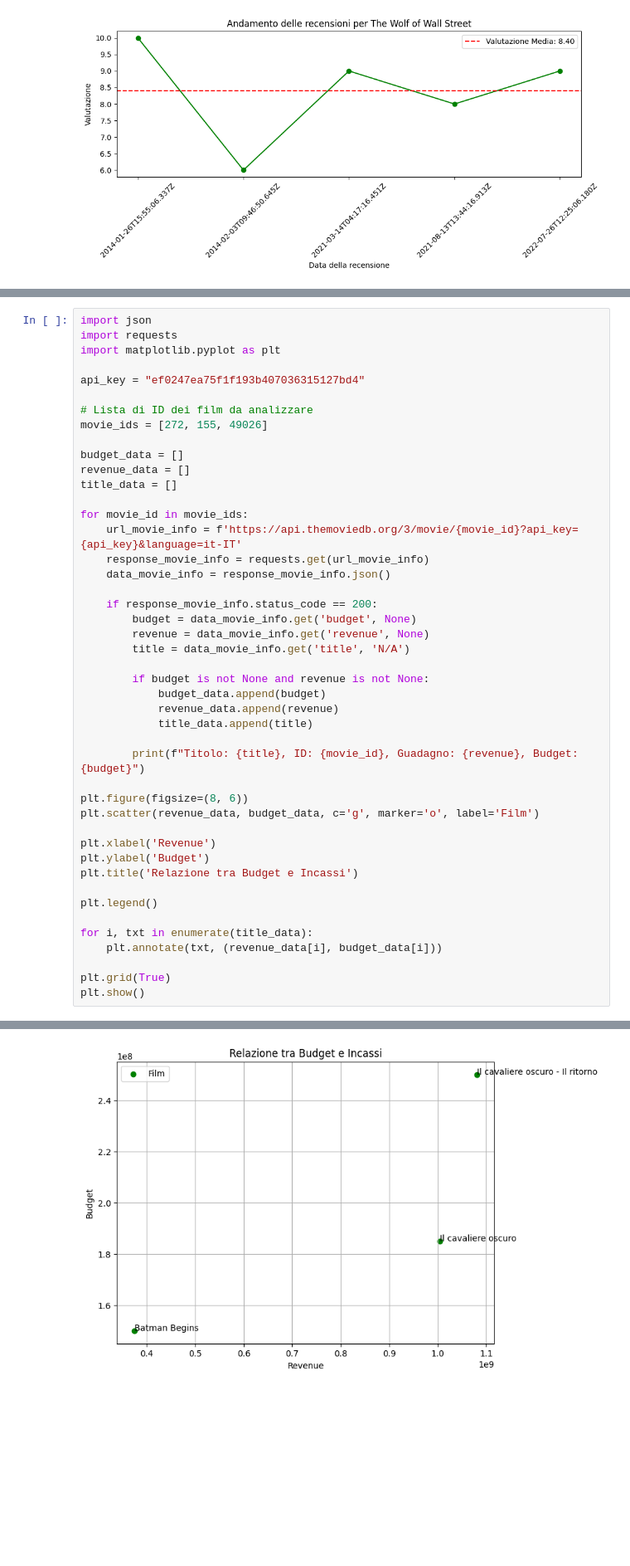
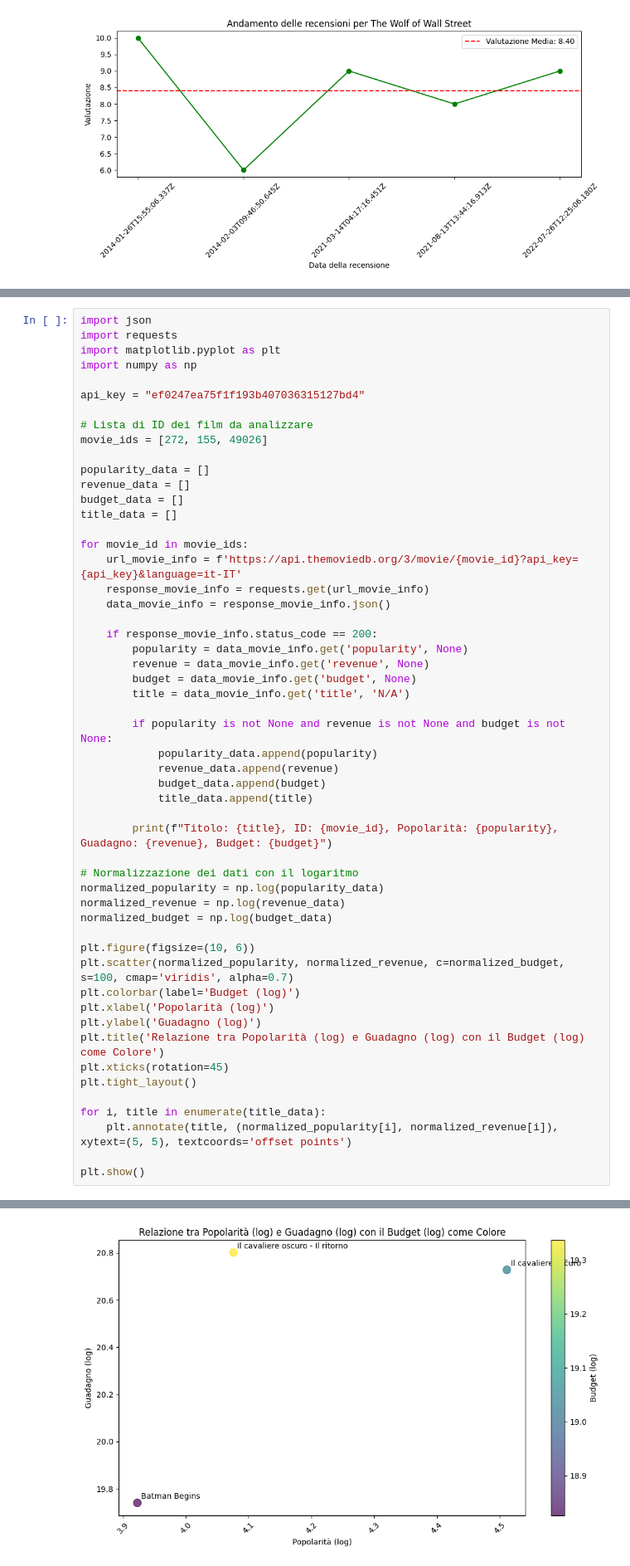
Before and after one commit to ManciSee/Tutorial_TMDB, a Jupyter notebook: The Movie Database.ipynb, the cells around one changed output, grey strips where cells are left out. Shown at 83% size. Cells and saved outputs as stored; diff of their text form; blank space fills up the shorter version.

```diff
--- a/The Movie Database.ipynb
+++ b/The Movie Database.ipynb
@@ -393,14 +411,16 @@ Il grafico permette di visualizzare facilmente la relazione tra spese e guadagni
 import json
 import requests
 import matplotlib.pyplot as plt
+import numpy as np
 
 api_key = "ef0247ea75f1f193b407036315127bd4"
 
 # Lista di ID dei film da analizzare
 movie_ids = [272, 155, 49026]
 
+popularity_data = []
+revenue_data = []
 budget_data = []
-revenue_data = []
 title_data = []
 
 for movie_id in movie_ids:
@@ -409,29 +429,35 @@ for movie_id in movie_ids:
     data_movie_info = response_movie_info.json()
 
     if response_movie_info.status_code == 200:
+        popularity = data_movie_info.get('popularity', None)
+        revenue = data_movie_info.get('revenue', None)
         budget = data_movie_info.get('budget', None)
-        revenue = data_movie_info.get('revenue', None)
         title = data_movie_info.get('title', 'N/A')
 
-        if budget is not None and revenue is not None:
+        if popularity is not None and revenue is not None and budget is not None:
+            popularity_data.append(popularity)
+            revenue_data.append(revenue)
             budget_data.append(budget)
-            revenue_data.append(revenue)
             title_data.append(title)
 
-        print(f"Titolo: {title}, ID: {movie_id}, Guadagno: {revenue}, Budget: {budget}")
+        print(f"Titolo: {title}, ID: {movie_id}, Popolarità: {popularity}, Guadagno: {revenue}, Budget: {budget}")
 
-plt.figure(figsize=(8, 6))
-plt.scatter(revenue_data, budget_data, c='g', marker='o', label='Film')
+# Normalizzazione dei dati con il logaritmo
+normalized_popularity = np.log(popularity_data)
+normalized_revenue = np.log(revenue_data)
+normalized_budget = np.log(budget_data)
 
-plt.xlabel('Revenue')
-plt.ylabel('Budget')
-plt.title('Relazione tra Budget e Incassi')
+plt.figure(figsize=(10, 6))
+plt.scatter(normalized_popularity, normalized_revenue, c=normalized_budget, s=100, cmap='viridis', alpha=0.7)
+plt.colorbar(label='Budget (log)')
+plt.xlabel('Popolarità (log)')
+plt.ylabel('Guadagno (log)')
+plt.title('Relazione tra Popolarità (log) e Guadagno (log) con il Budget (log) come Colore')
+plt.xticks(rotation=45)
+plt.tight_layout()
 
-plt.legend()
+for i, title in enumerate(title_data):
+    plt.annotate(title, (normalized_popularity[i], normalized_revenue[i]), xytext=(5, 5), textcoords='offset points')
 
-for i, txt in enumerate(title_data):
-    plt.annotate(txt, (revenue_data[i], budget_data[i]))
-
-plt.grid(True)
 plt.show()
 # %% [output]
@@ -441 +467 @@ Titolo: Il cavaliere oscuro - Il ritorno, ID: 49026, Guadagno: 1081041287, Budge
-[figure, old version]
+[figure, new version]
```
Also changed, not shown: parts of 9 cells of this notebook.
